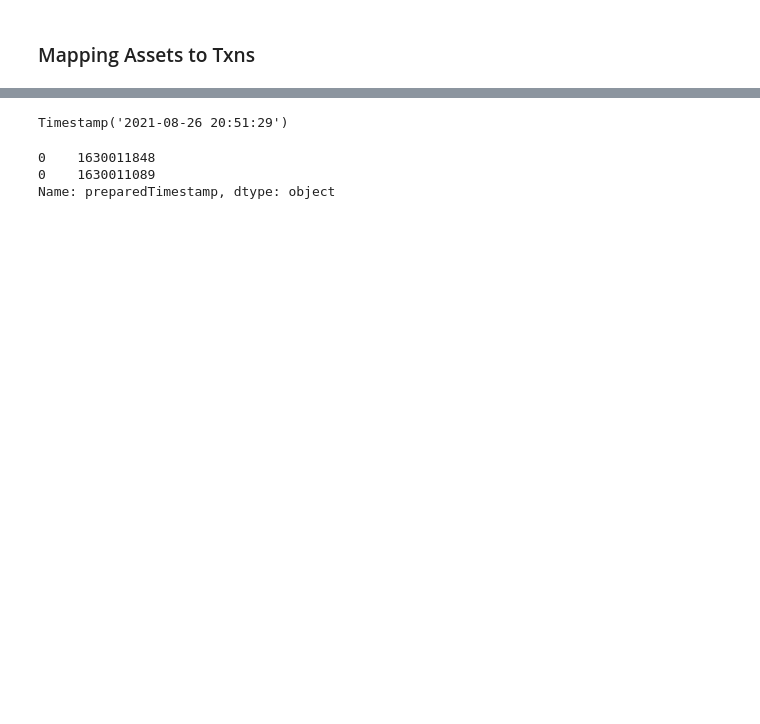
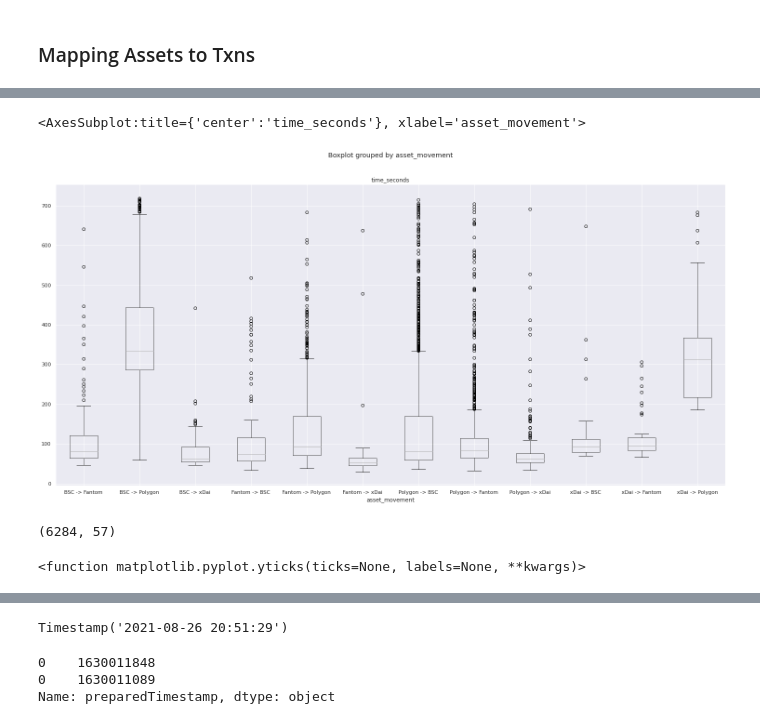
Before and after one commit to enzotavares/lifi-analytics-backend, a Jupyter notebook: subgraph_analysis.ipynb, the cells around one changed output, grey strips where cells are left out. Saved outputs shown, nothing was run; the diff lists cells and outputs as text; code cells hidden in the pictures; blank space fills up the shorter version.

```diff
--- a/subgraph_analysis.ipynb
+++ b/subgraph_analysis.ipynb
@@ -607,0 +906,7 @@ new_df.rename({"dollar_amount":"Dollar Value($)"}, axis=1,inplace=True)
+# %%
+fulfilled_txns["time_secs_log"] = fulfilled_txns.time_seconds.apply(np.log)
+# %%
+fulfilled_txns[fulfilled_txns.time_taken < timedelta(minutes=12)].boxplot(column=["time_seconds"], by="asset_movement", figsize=(25,12))
+# %% [output]
+<AxesSubplot:title={'center':'time_seconds'}, xlabel='asset_movement'>
+[figure, added]
@@ -607,0 +917,4 @@ new_df.rename({"dollar_amount":"Dollar Value($)"}, axis=1,inplace=True)
+# %%
+fulfilled_txns[fulfilled_txns.time_taken < timedelta(minutes=12)].shape
+# %% [output]
+(6284, 57)
@@ -607,0 +923,4 @@ new_df.rename({"dollar_amount":"Dollar Value($)"}, axis=1,inplace=True)
+# %%
+plt.yticks()
+# %% [output]
+<function matplotlib.pyplot.yticks(ticks=None, labels=None, **kwargs)>
```
Also changed, not shown: parts of 151 cells of this notebook, 16 other files.
